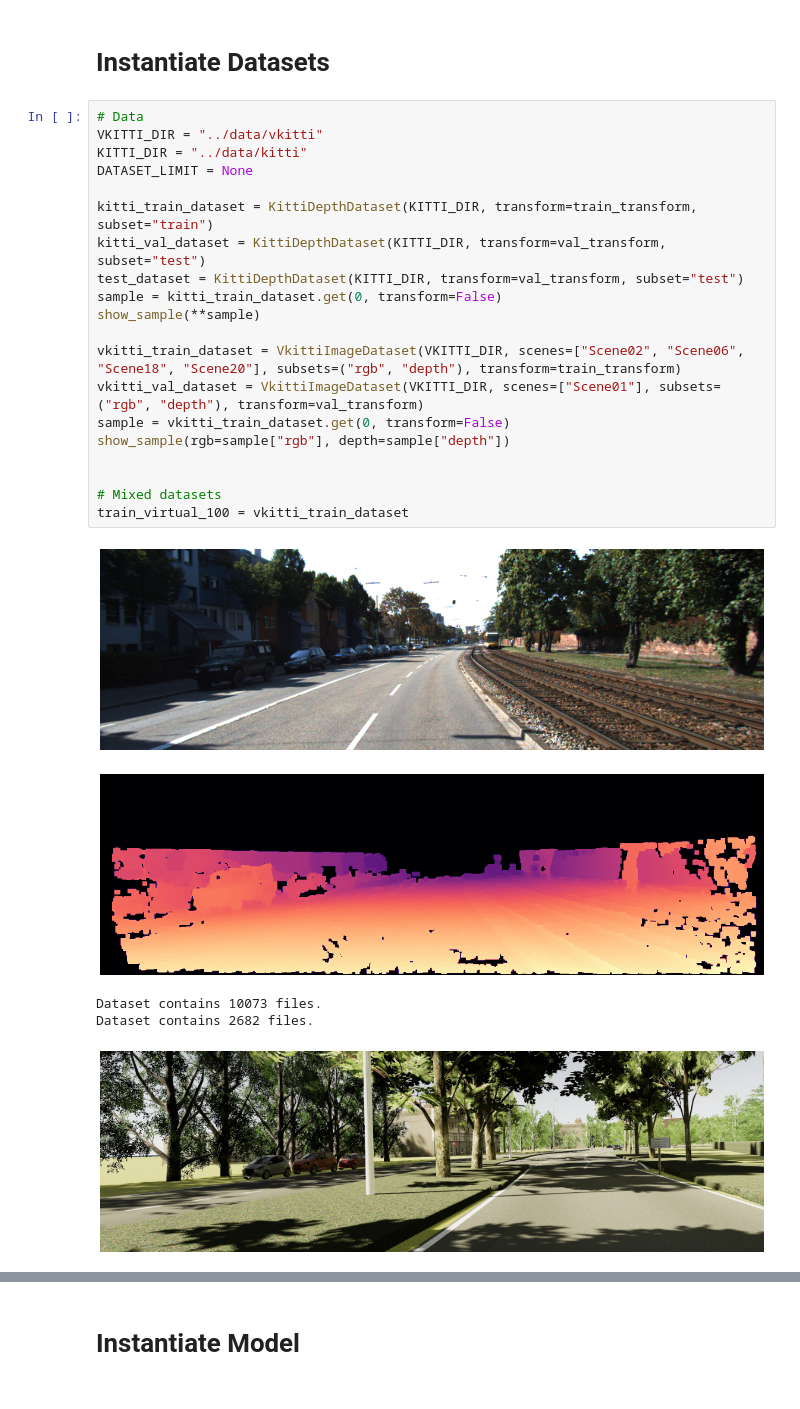
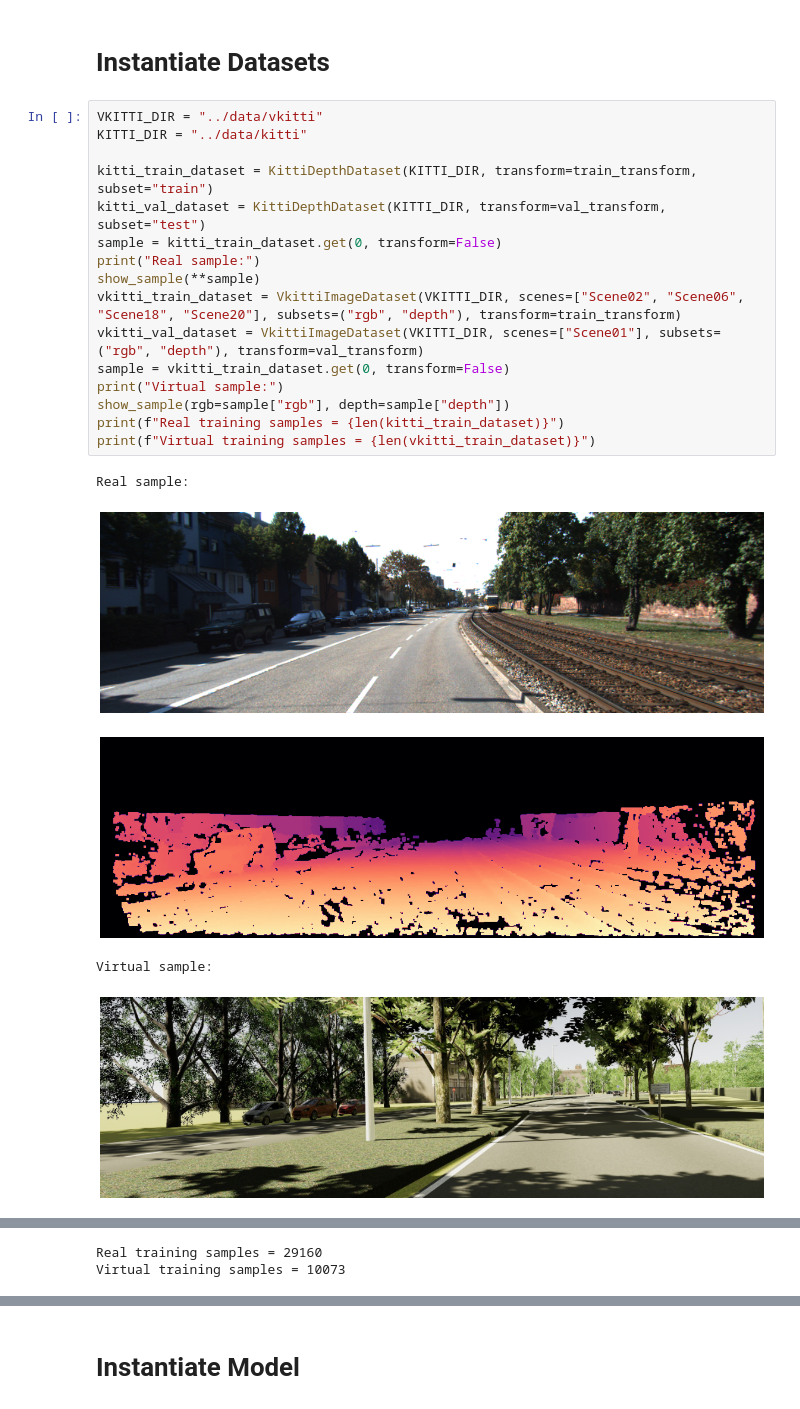
Before and after one commit to tasercake/kitti-adapt, a Jupyter notebook: notebooks/depth.ipynb, the cells around one changed output, grey strips where cells are left out. Saved outputs shown, nothing was run; the diff lists cells and outputs as text.

Commit message:
Depth Estimation

```diff
--- a/notebooks/depth.ipynb
+++ b/notebooks/depth.ipynb
@@ -218,29 +244,27 @@ def val_transform(sample):
 # %% [markdown]
 # Instantiate Datasets
 # %%
-# Data
 VKITTI_DIR = "../data/vkitti"
 KITTI_DIR = "../data/kitti"
-DATASET_LIMIT = None
 
 kitti_train_dataset = KittiDepthDataset(KITTI_DIR, transform=train_transform, subset="train")
 kitti_val_dataset = KittiDepthDataset(KITTI_DIR, transform=val_transform, subset="test")
-test_dataset = KittiDepthDataset(KITTI_DIR, transform=val_transform, subset="test")
 sample = kitti_train_dataset.get(0, transform=False)
+print("Real sample:")
 show_sample(**sample)
-
 vkitti_train_dataset = VkittiImageDataset(VKITTI_DIR, scenes=["Scene02", "Scene06", "Scene18", "Scene20"], subsets=("rgb", "depth"), transform=train_transform)
 vkitti_val_dataset = VkittiImageDataset(VKITTI_DIR, scenes=["Scene01"], subsets=("rgb", "depth"), transform=val_transform)
 sample = vkitti_train_dataset.get(0, transform=False)
+print("Virtual sample:")
 show_sample(rgb=sample["rgb"], depth=sample["depth"])
-
-
-# Mixed datasets
-train_virtual_100 = vkitti_train_dataset
+print(f"Real training samples = {len(kitti_train_dataset)}")
+print(f"Virtual training samples = {len(vkitti_train_dataset)}")
 # %% [output]
+Real sample:
 [figure]
-[figure, old version]
+[figure, new version]
-Dataset contains 10073 files.
-Dataset contains 2682 files.
+Virtual sample:
 [figure]
 [figure]
+Real training samples = 29160
+Virtual training samples = 10073
```
Also changed, not shown: parts of 14 cells of this notebook, 27 other files.
